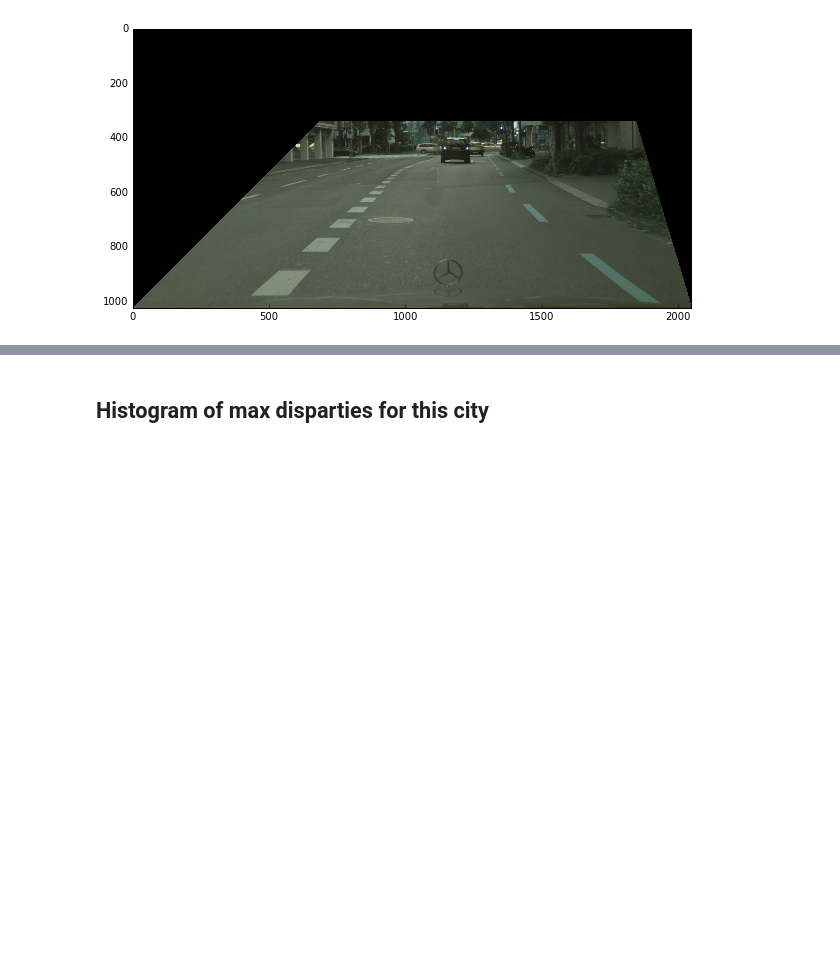
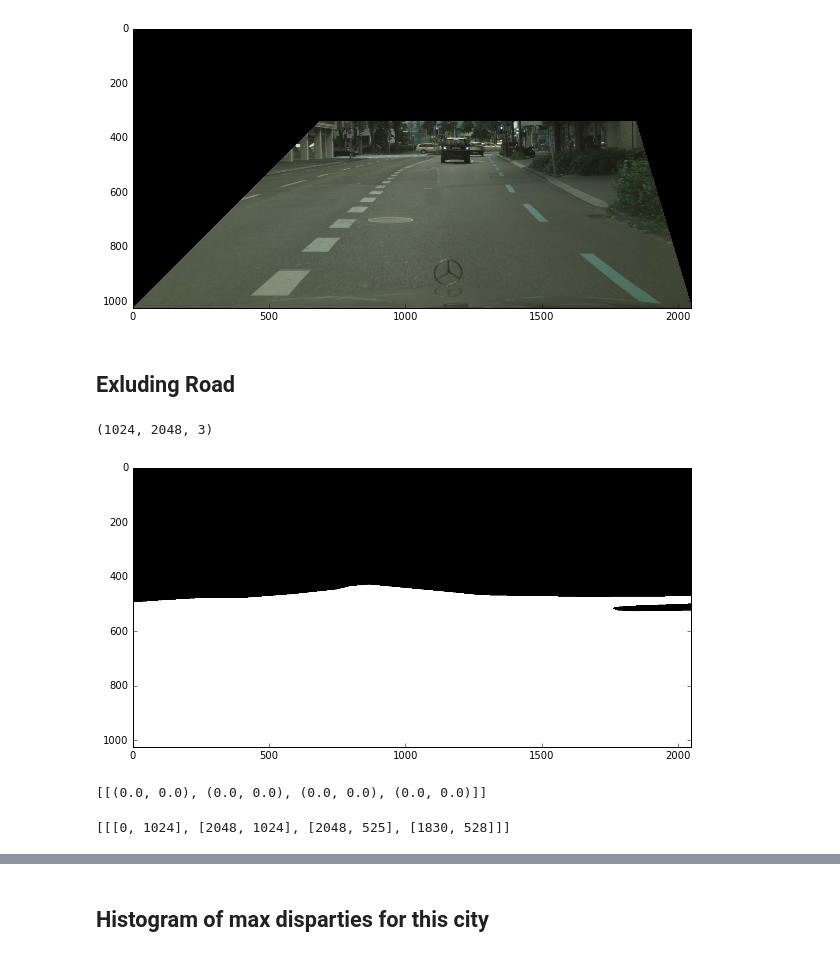
Before and after one commit to Avidereta/dl_project, a Jupyter notebook: preprocess_cityscapes.ipynb, the cells around one changed output, grey strips where cells are left out. Drawn from its saved outputs; the diff is of its cells as text; code cells hidden in the pictures; blank space fills up the shorter version.

Commit message:
ADD: road excluding

```diff
--- a/preprocess_cityscapes.ipynb
+++ b/preprocess_cityscapes.ipynb
@@ -128,20 +128,24 @@ def ExtractPolygon(json_file, label='road'):
         data = json.load(anno)
     polygon = [d['polygon'] for d in data["objects"] if d['label'] == label][0]
 
-    return polygon
+    return np.array(polygon)
 
 # make disparitis = 0 for the road points
-def ExcludeRoadDisp(disp_img, polygon):
+# TODO DEBUG
+def ExcludeRoadDisp(img, polygon):
     '''
     @param polygon -- list of points coordinates
     '''
 
-    mask = np.zeros(img.shape, dtype=np.uint8)
+    mask = np.ones(img.shape, dtype=np.uint8)*255
     roi_corners = np.array(polygon, dtype=np.int32)
     # fill the ROI so it doesn't get wiped out when the mask is applied
     channel_count = img.shape[2]  # i.e. 3 or 4 depending on your image
-    ignore_mask_color = (255,)*channel_count
+    ignore_mask_color = (0,)*channel_count
     cv2.fillPoly(mask, roi_corners, ignore_mask_color)
+
+    # apply the mask
+    masked_image = cv2.bitwise_and(img, mask)
 
     pass
 
@@ -207,6 +211,7 @@ def Plot(img):
 # %%
 imgs = ReadImgPaths()
 disp_imgs = ReadDispPaths()
+annos = ReadAnnoPaths()
 
 print disp_imgs[0]
 
@@ -271,3 +277,55 @@ Plot(img_perc)
 Plot(CropRoI(img_path))
 # %% [output]
 [figure]
+# %% [markdown]
+## Exluding Road
+# %%
+# original image
+# -1 loads as-is so if it will be 3 or 4 channel as the original
+img = cv2.imread(disp_imgs[i])
+print img.shape
+
+y_shape,x_shape,_ = img.shape
+
+X = np.zeros(4)
+Y = np.zeros(4)
+
+# #top left
+# X[0] = x_shape // 3
+# Y[0] = y_shape // 3
+
+# #bottom left
+# X[1] = 0
+# Y[1] = y_shape
+
+# #bottom right
+# X[2] = x_shape
+# Y[2] = Y[1]
+
+# #top right
+# X[3] = 9 * x_shape // 10
+# Y[3] = Y[0]
+
+polygon = ExtractPolygon(annos[0])
+
+# mask defaulting to black for 3-channel and transparent for 4-channel
+# (of course replace corners with yours)
+mask = np.zeros(img.shape, dtype=np.uint8)
+roi_corners = np.array([polygon], dtype=np.int32)
+# fill the ROI so it doesn't get wiped out when the mask is applied
+channel_count = img.shape[2]  # i.e. 3 or 4 depending on your image
+ignore_mask_color = (255,)*channel_count
+cv2.fillPoly(mask, roi_corners, ignore_mask_color)
+
+Plot(mask)
+# %% [output]
+(1024, 2048, 3)
+[figure, added]
+# %%
+[zip(X, Y)]
+# %% [output]
+[[(0.0, 0.0), (0.0, 0.0), (0.0, 0.0), (0.0, 0.0)]]
+# %%
+[polygon.tolist()[:4]]
+# %% [output]
+[[[0, 1024], [2048, 1024], [2048, 525], [1830, 528]]]
```
Also changed, not shown: parts of 4 cells of this notebook.
